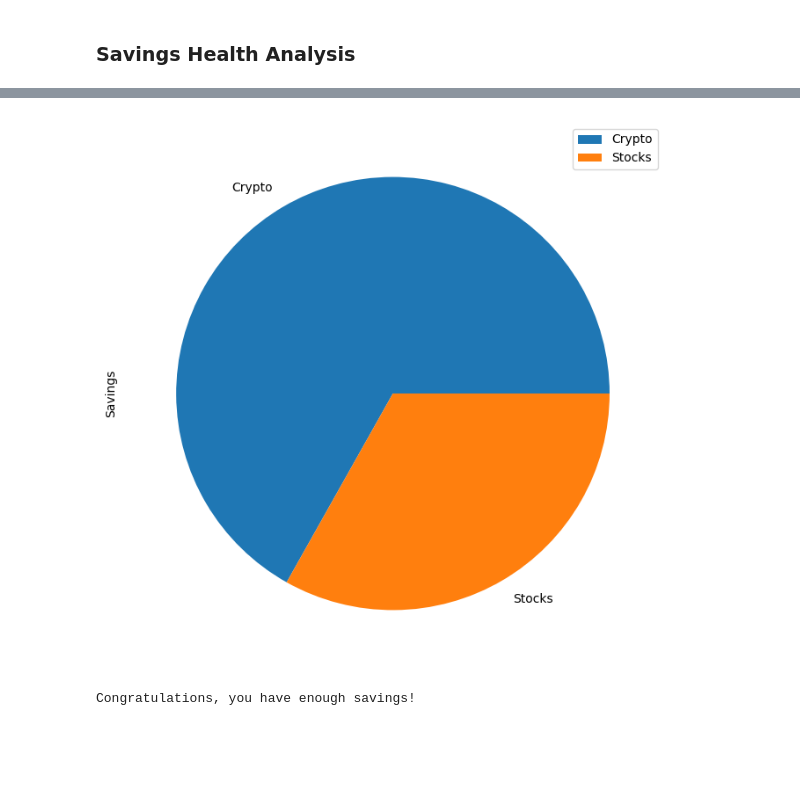
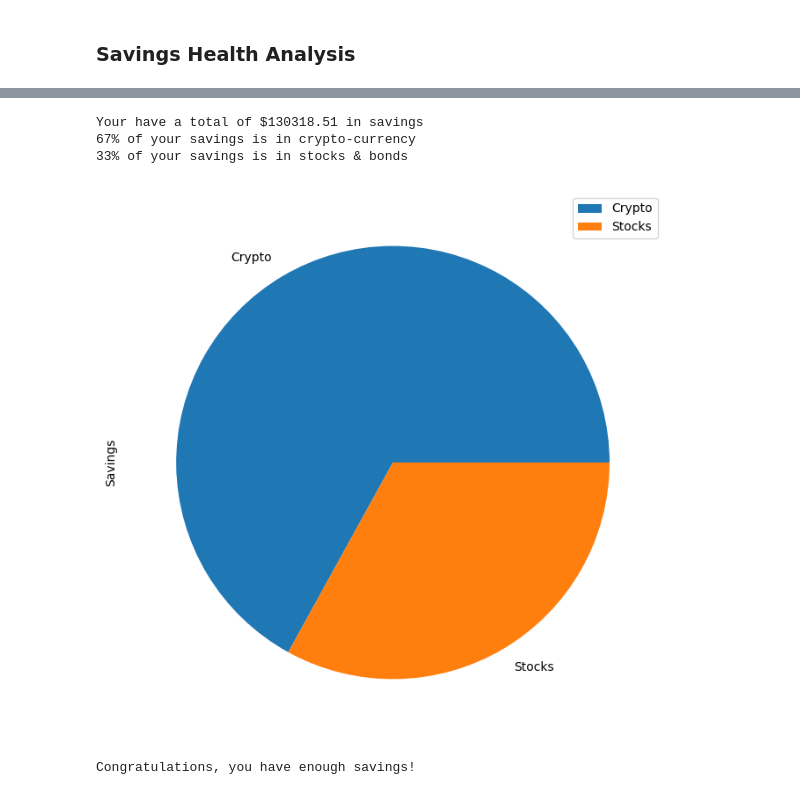
Before and after one commit to jdfwsp/financial_planning, a Jupyter notebook: financial-planner.ipynb, the cells around one changed output, grey strips where cells are left out. Drawn from its saved outputs; the diff is of its cells as text; code cells hidden in the pictures; blank space fills up the shorter version.

```diff
--- a/financial-planner.ipynb
+++ b/financial-planner.ipynb
@@ -102,6 +111,11 @@ agg_close_price = spy_agg.iloc[0, 3]
 spy_close_price = spy_agg.iloc[0, 8]
 
 # Print AGG and SPY close prices
-print(f"Current AGG closing price: ${agg_close_price:0.2f}")
-print(f"Current SPY closing price: ${spy_close_price:0.2f}")
+agg_close_rpt = (f"Current AGG closing price: ${agg_close_price:0.2f}")
+spy_close_rpt = (f"Current SPY closing price: ${spy_close_price:0.2f}")
+
+stock_price_rpt = [agg_close_rpt, spy_close_rpt]
+final_rpt.append(stock_price_rpt)
+for i in stock_price_rpt:
+    print(i)
 # %% [output]
@@ -109,0 +124,5 @@ Current SPY closing price: $406.04
+# %%
+
+for i in final_rpt:
+    for j in i:
+        print(j)
@@ -139,9 +178,20 @@ display(df_savings)
-# %%
-# Plot savings pie chart
-df_savings.plot.pie(y = 'Savings', figsize = (8, 8))
-plt.savefig('Images/pie.png')
-# %% [output]
-[figure, removed]
+# %%
+# Plot savings pie chart
+df_savings.plot.pie(y = 'Savings', figsize = (8, 8))
+plt.savefig('Images/pie.png')
+pie_rpt = (f'Your have a total of ${total_savings:0.2f} in savings')
+pct_crypto_rpt = (f'{((my_crypto_total / total_savings) * 100):0.0f}% of your savings is in crypto-currency')
+pct_stocks_rpt = (f'{((my_stocks_total / total_savings) * 100):0.0f}% of your savings is in stocks & bonds')
+savings_rpt = [pie_rpt, pct_crypto_rpt, pct_stocks_rpt]
+for i in savings_rpt:
+    print(i)
+savings_rpt.append('![Savings Pie Chart](Images/pie.png)')
+final_rpt.append(savings_rpt)
+# %% [output]
+Your have a total of $130318.51 in savings
+67% of your savings is in crypto-currency
+33% of your savings is in stocks & bonds
+[figure, added]
 # %%
 # Set ideal emergency fund
 emergency_fund = monthly_income * 3
```
Also changed, not shown: parts of 6 cells of this notebook, 1 other file.
